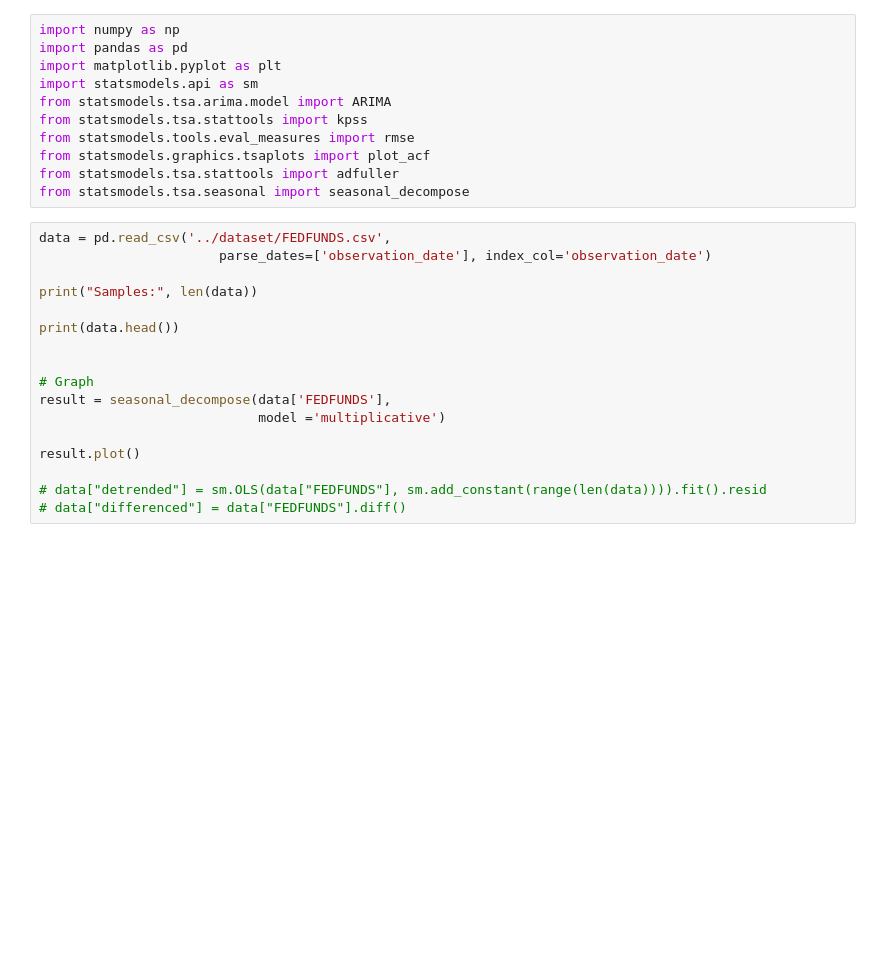
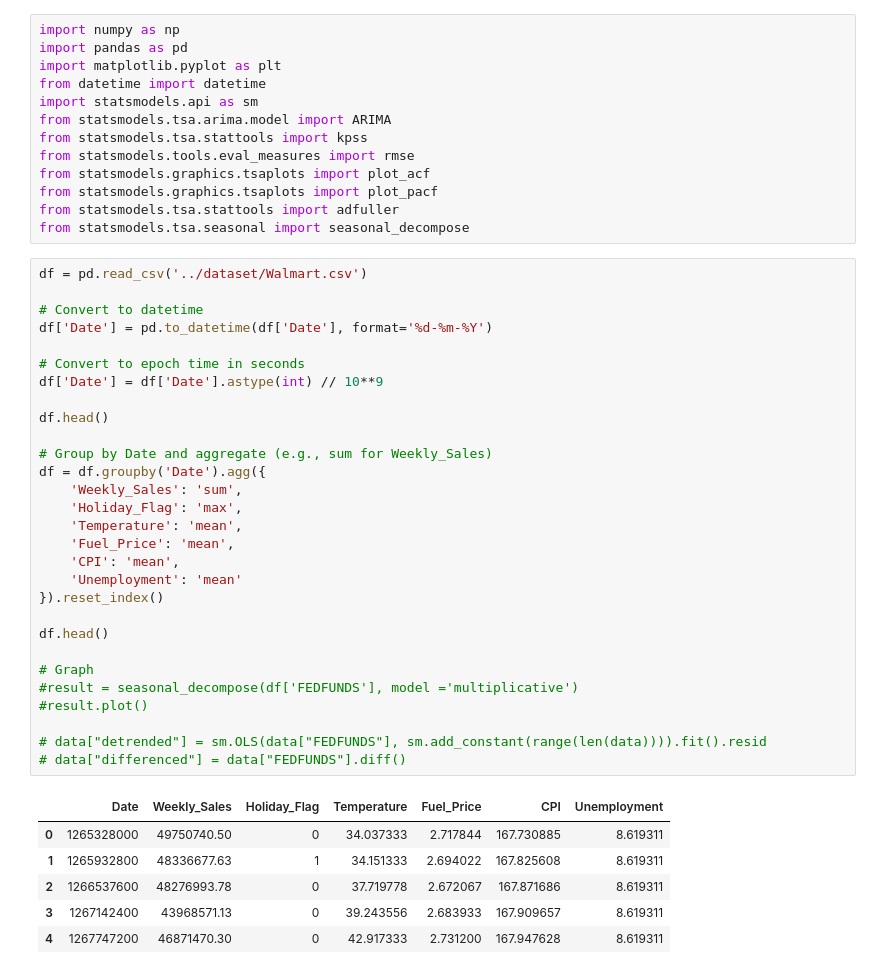
Before and after one commit to random-logic/Demand-Forecast, a Jupyter notebook: src/ARIMAX.ipynb, the cells around one changed output. Drawn from its saved outputs; the diff is of its cells as text; blank space fills up the shorter version.

```diff
--- a/src/ARIMAX.ipynb
+++ b/src/ARIMAX.ipynb
@@ -2,27 +2,48 @@
 import numpy as np
 import pandas as pd
 import matplotlib.pyplot as plt
+from datetime import datetime
 import statsmodels.api as sm
 from statsmodels.tsa.arima.model import ARIMA
 from statsmodels.tsa.stattools import kpss
 from statsmodels.tools.eval_measures import rmse
 from statsmodels.graphics.tsaplots import plot_acf
+from statsmodels.graphics.tsaplots import plot_pacf
 from statsmodels.tsa.stattools import adfuller
 from statsmodels.tsa.seasonal import seasonal_decompose
 # %%
-data = pd.read_csv('../dataset/FEDFUNDS.csv',
-                       parse_dates=['observation_date'], index_col='observation_date')
+df = pd.read_csv('../dataset/Walmart.csv')
 
-print("Samples:", len(data))
+# Convert to datetime
+df['Date'] = pd.to_datetime(df['Date'], format='%d-%m-%Y')
 
-print(data.head())
+# Convert to epoch time in seconds
+df['Date'] = df['Date'].astype(int) // 10**9
 
+df.head()
+
+# Group by Date and aggregate (e.g., sum for Weekly_Sales)
+df = df.groupby('Date').agg({
+    'Weekly_Sales': 'sum',
+    'Holiday_Flag': 'max',
+    'Temperature': 'mean',
+    'Fuel_Price': 'mean',
+    'CPI': 'mean',
+    'Unemployment': 'mean'
+}).reset_index()
+
+df.head()
 
 # Graph
-result = seasonal_decompose(data['FEDFUNDS'],
-                            model ='multiplicative')
-
-result.plot()
+#result = seasonal_decompose(df['FEDFUNDS'], model ='multiplicative')
+#result.plot()
 
 # data["detrended"] = sm.OLS(data["FEDFUNDS"], sm.add_constant(range(len(data)))).fit().resid
 # data["differenced"] = data["FEDFUNDS"].diff()
+# %% [output]
+|  | Date | Weekly_Sales | Holiday_Flag | Temperature | Fuel_Price | CPI | Unemployment |
+| 0 | 1265328000 | 49750740.50 | 0 | 34.037333 | 2.717844 | 167.730885 | 8.619311 |
+| 1 | 1265932800 | 48336677.63 | 1 | 34.151333 | 2.694022 | 167.825608 | 8.619311 |
+| 2 | 1266537600 | 48276993.78 | 0 | 37.719778 | 2.672067 | 167.871686 | 8.619311 |
+| 3 | 1267142400 | 43968571.13 | 0 | 39.243556 | 2.683933 | 167.909657 | 8.619311 |
+| 4 | 1267747200 | 46871470.30 | 0 | 42.917333 | 2.731200 | 167.947628 | 8.619311 |
```
Also changed, not shown: parts of 9 cells of this notebook.
